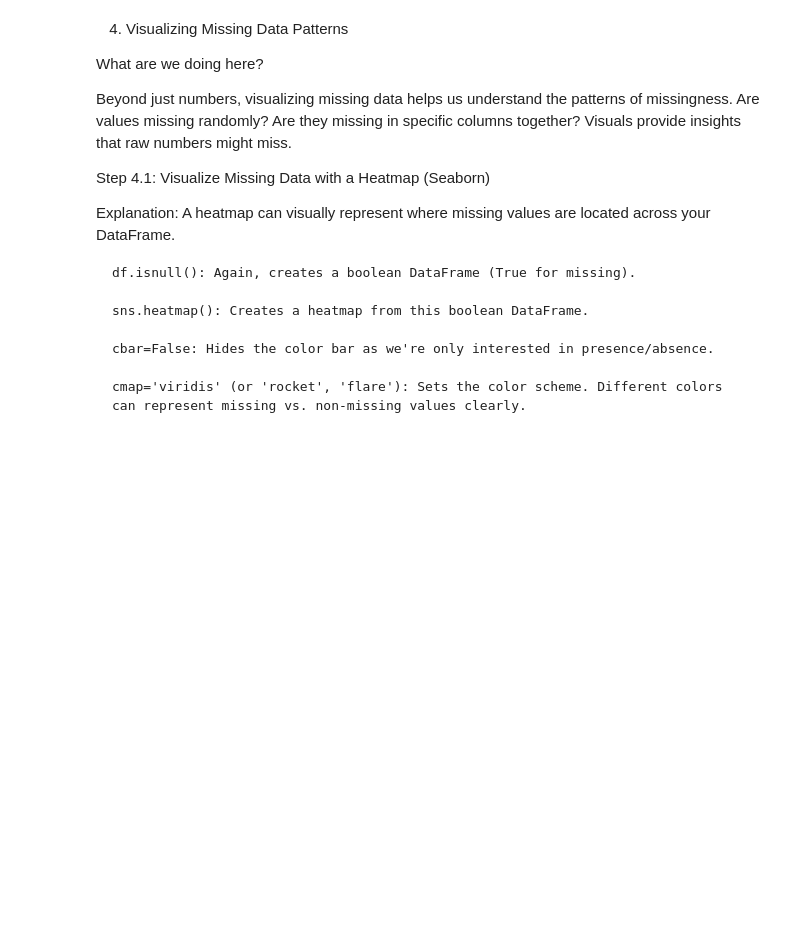
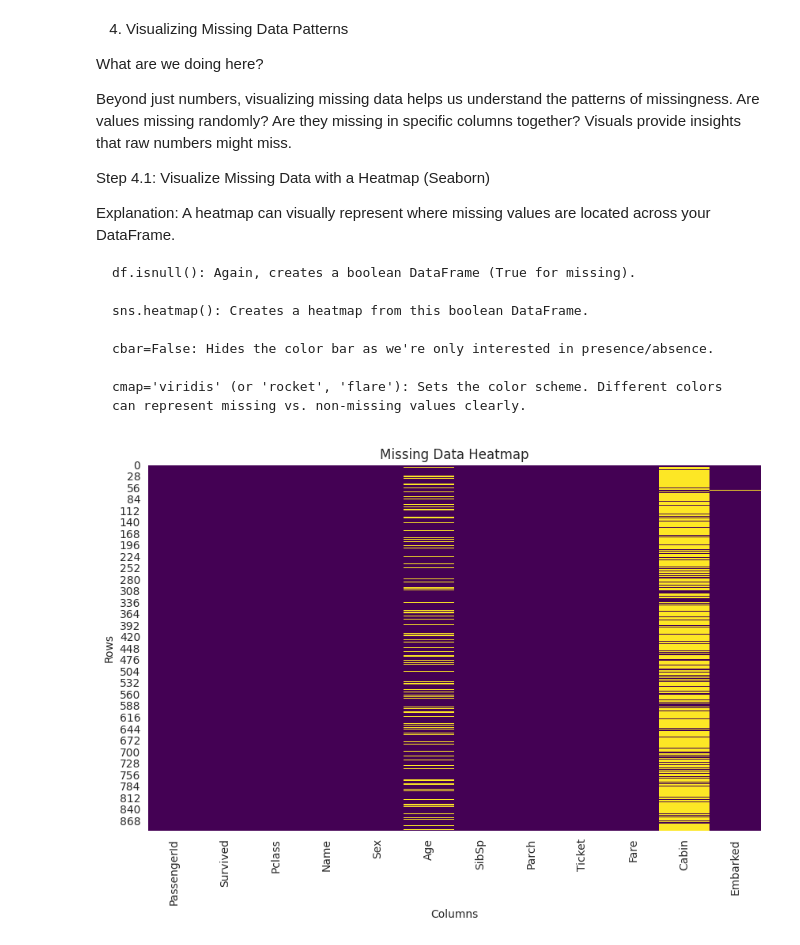
Before and after one commit to iremcira/Python-Pandas-Titanic-Missing-Data-Tutorial, a Jupyter notebook: titanic-missing-data-tutorial.ipynb, the cells around one changed output. Cells and saved outputs as stored; diff of their text form; code cells hidden in the pictures; blank space fills up the shorter version.

```diff
--- a/titanic-missing-data-tutorial.ipynb
+++ b/titanic-missing-data-tutorial.ipynb
@@ -211,3 +211,12 @@ A heatmap can visually represent where missing values are located across your Da
     cbar=False: Hides the color bar as we're only interested in presence/absence.
 
     cmap='viridis' (or 'rocket', 'flare'): Sets the color scheme. Different colors can represent missing vs. non-missing values clearly.
+# %%
+plt.figure(figsize=(10, 6))
+sns.heatmap(df.isnull(), cbar=False, cmap='viridis') # Using 'viridis' colormap
+plt.title('Missing Data Heatmap')
+plt.xlabel('Columns')
+plt.ylabel('Rows')
+plt.show()
+# %% [output]
+[figure, added]
```
Also changed, not shown: parts of 17 cells of this notebook, 2 other files.
